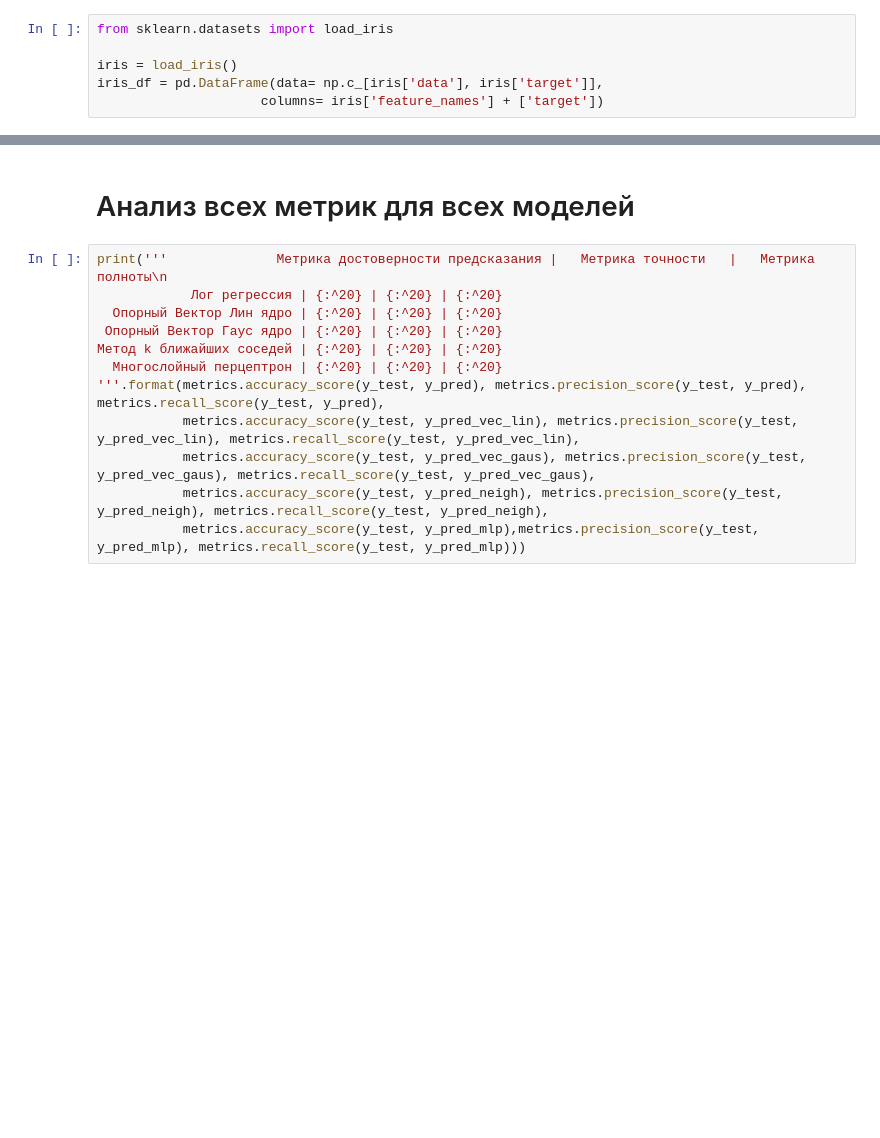
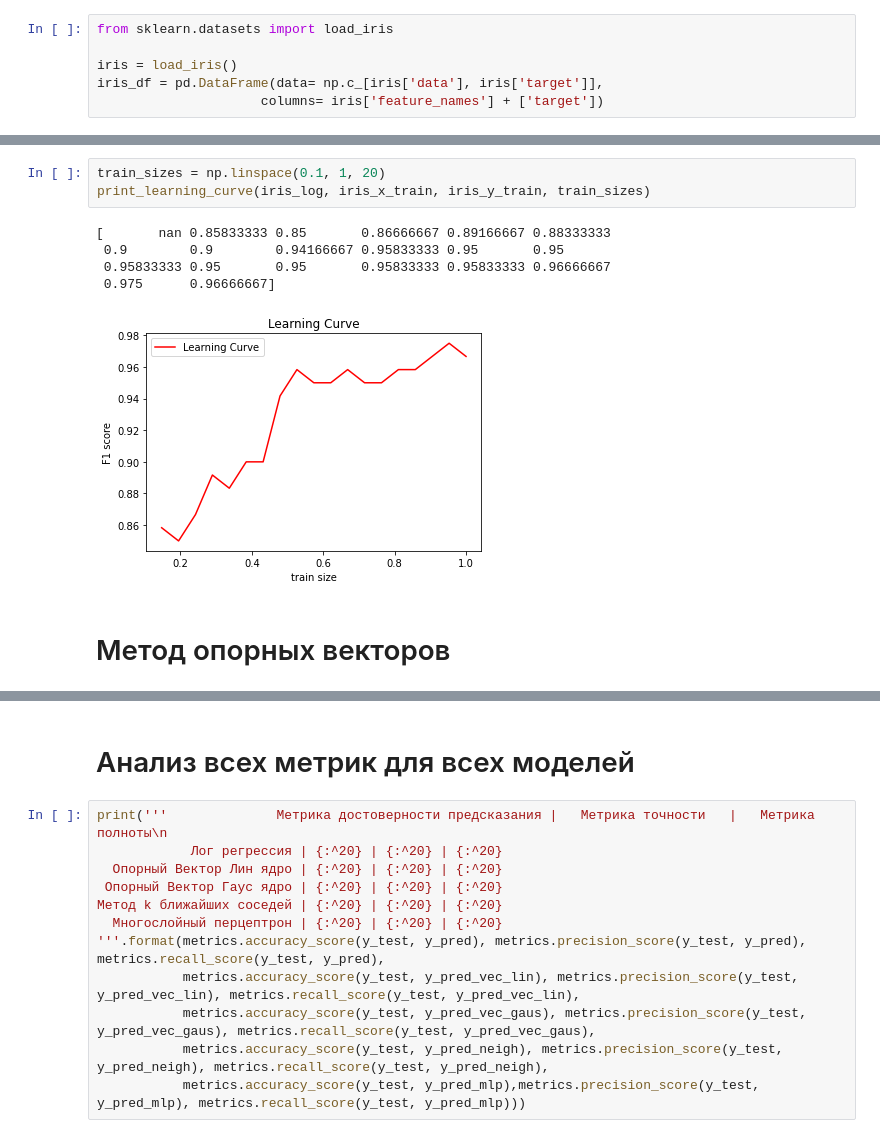
Before and after one commit to GrishinVse/ML, a Jupyter notebook: Гришин_ПИ19-2_M2.1.ipynb, the cells around one changed output, grey strips where cells are left out. Cells and saved outputs as stored; diff of their text form; blank space fills up the shorter version.

```diff
--- a/Гришин_ПИ19-2_M2.1.ipynb
+++ b/Гришин_ПИ19-2_M2.1.ipynb
@@ -208,0 +246,11 @@ iris_X = iris_df.drop(['target'], axis=1)
+# %%
+train_sizes = np.linspace(0.1, 1, 20)
+print_learning_curve(iris_log, iris_x_train, iris_y_train, train_sizes)
+# %% [output]
+[       nan 0.85833333 0.85       0.86666667 0.89166667 0.88333333
+ 0.9        0.9        0.94166667 0.95833333 0.95       0.95
+ 0.95833333 0.95       0.95       0.95833333 0.95833333 0.96666667
+ 0.975      0.96666667]
+[figure, added]
+# %% [markdown]
+# Метод опорных векторов
```
Also changed, not shown: parts of 14 cells of this notebook.
